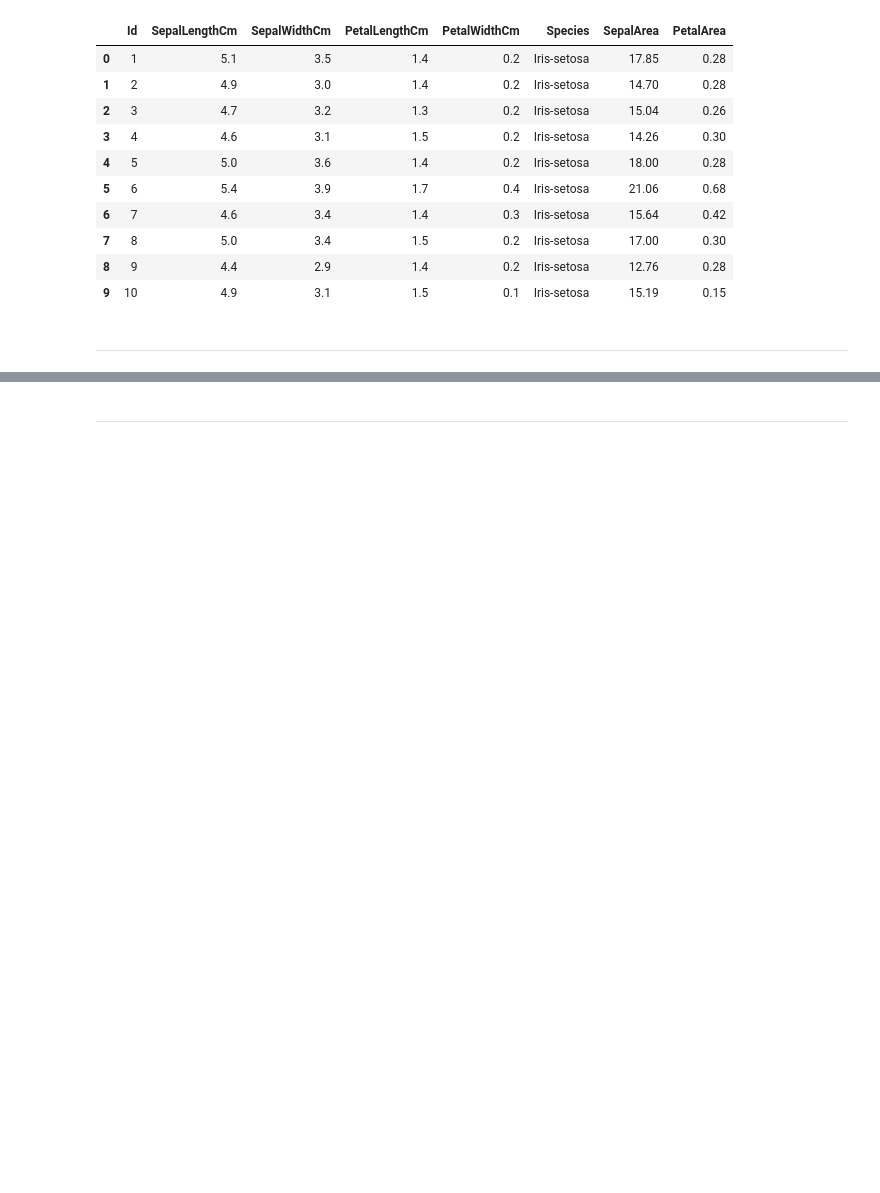
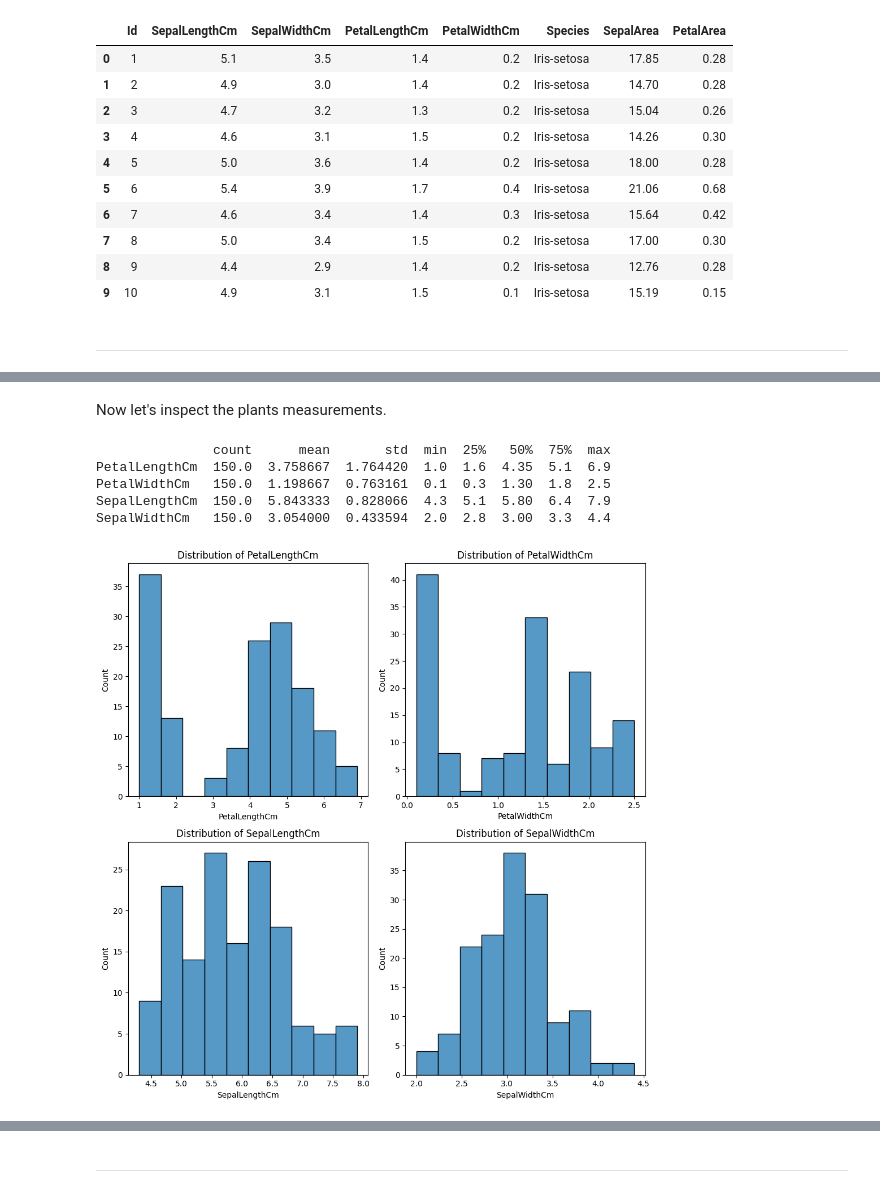
Before and after one commit to 13NateMate37/Practice_with_Iris_take2, a Jupyter notebook: jupyter_notebooks/2_irisprac_EDA copy.ipynb, the cells around one changed output, grey strips where cells are left out. Saved outputs shown, nothing was run; the diff lists cells and outputs as text; code cells hidden in the pictures; blank space fills up the shorter version.

```diff
--- a/jupyter_notebooks/2_irisprac_EDA copy.ipynb
+++ b/jupyter_notebooks/2_irisprac_EDA copy.ipynb
@@ -76,0 +90,37 @@ df_clean.head(10)
+# %% [markdown]
+Now let's inspect the plants measurements.
+# %%
+# Condensing the columns to a list to work with
+
+numeric_columns = [
+    "PetalLengthCm",
+    "PetalWidthCm",
+    "SepalLengthCm",
+    "SepalWidthCm",
+]
+
+# Raw numerical stat summary
+print(df_clean[numeric_columns].describe().T)
+
+# Visualise the distributions
+fig, axes = plt.subplots(2,2, figsize=(10,10))
+
+for ax, column in zip(axes.flat, numeric_columns):
+    sns.histplot(
+        data=df_clean,
+        x=column,
+        bins=10,
+        ax=ax
+    )
+    ax.set_title(
+        f"Distribution of {column}"
+    )
+plt.tight_layout()
+plt.show()
+# %% [output]
+               count      mean       std  min  25%   50%  75%  max
+PetalLengthCm  150.0  3.758667  1.764420  1.0  1.6  4.35  5.1  6.9
+PetalWidthCm   150.0  1.198667  0.763161  0.1  0.3  1.30  1.8  2.5
+SepalLengthCm  150.0  5.843333  0.828066  4.3  5.1  5.80  6.4  7.9
+SepalWidthCm   150.0  3.054000  0.433594  2.0  2.8  3.00  3.3  4.4
+[figure, added]
```
Also changed, not shown: parts of 20 cells of this notebook, 2 other files.
